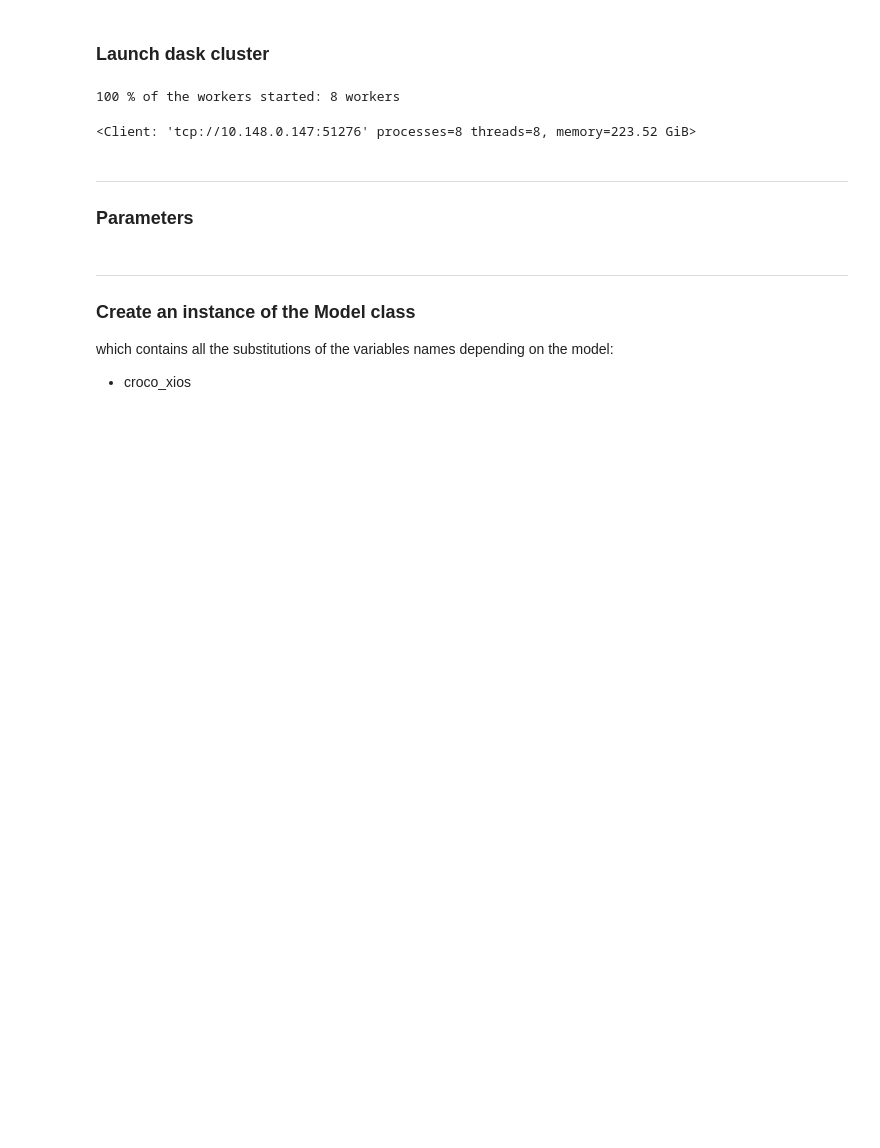
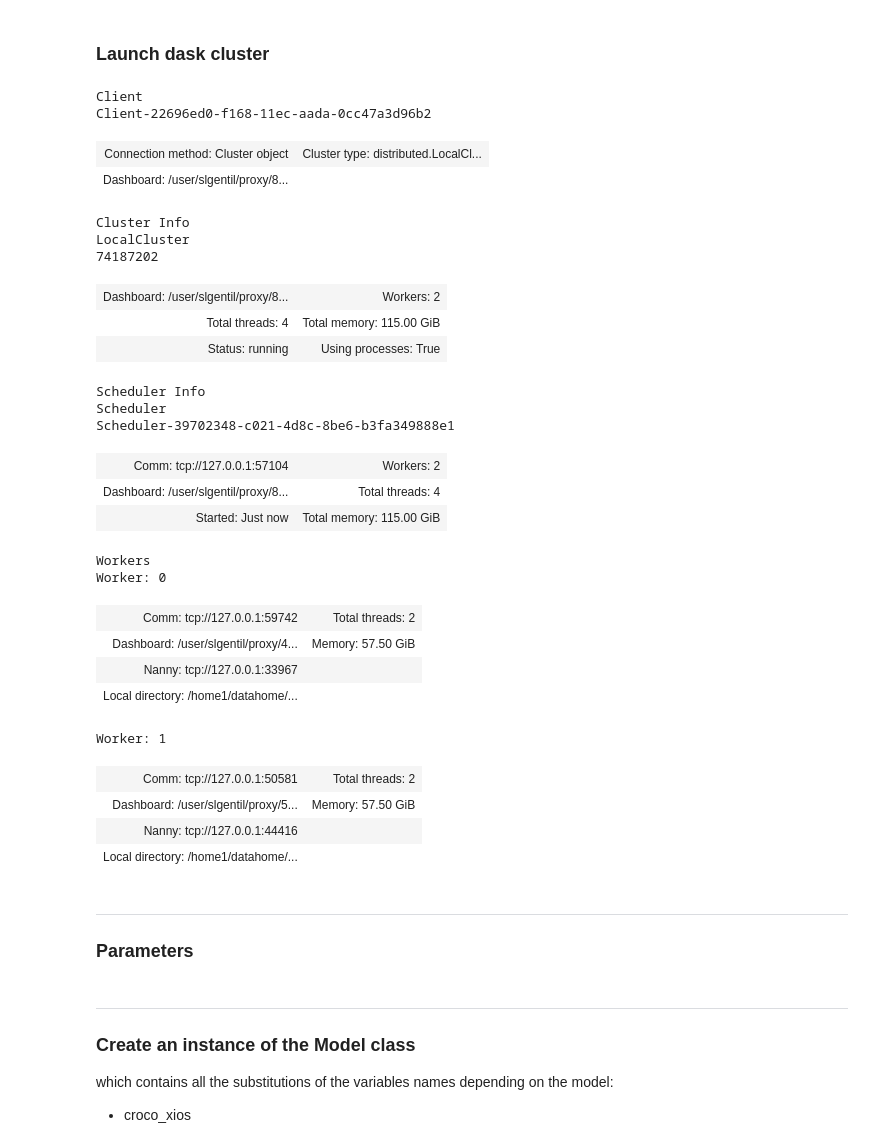
Before and after one commit to alcoat/croco_pytools, a Jupyter notebook: tuto_xcroco.ipynb, the cells around one changed output. Drawn from its saved outputs; the diff is of its cells as text; code cells hidden in the pictures; blank space fills up the shorter version.

```diff
--- a/tuto_xcroco.ipynb
+++ b/tuto_xcroco.ipynb
@@ -32,29 +33,67 @@ from tools import wait_cluster_ready
 # %%
 from dask.distributed import Client, LocalCluster
 
 # number of cores per node
 workers_per_job = 4
 # number of nodes
 jobs = 2
 nworkers = workers_per_job * jobs
 
-# pour 1 seul noeud
-# cluster = LocalCluster(n_workers=2, threads_per_worker=2)
+# type of cluster
+config = 1
 
-# pour plusieurs noeuds:
-# ** processes and cores may be adjusted in order to have more memory
-# or inversely more computational ressource
-from dask_jobqueue import PBSCluster
-cluster = PBSCluster(processes=workers_per_job, cores=workers_per_job, walltime='02:00:00')
-w = cluster.scale(jobs=jobs)
-#cluster.adapt(minimum=1, maximum=5)
+if config==1:
+    # pour 1 seul noeud
+    cluster = LocalCluster(n_workers=2, threads_per_worker=2)
+    client = Client(cluster)
+else:
+    # pour plusieurs noeuds:
+    # ** processes and cores may be adjusted in order to have more memory
+    # or inversely more computational ressource
+    from dask_jobqueue import PBSCluster
+    cluster = PBSCluster(processes=workers_per_job, cores=workers_per_job, walltime='02:00:00')
+    w = cluster.scale(jobs=jobs)
+    #cluster.adapt(minimum=1, maximum=5)
 
-client = Client(cluster)
-wait_cluster_ready(cluster, nworkers)
+    client = Client(cluster)
+    wait_cluster_ready(cluster, nworkers)
+
+# put tmp files of dask in the scratch directory
+try:
+    scratch = os.environ['SCRATCH']
+except:
+    scratch = os.environ['HOME']
+dask.config.set(local_directory=scratch)
+
 client
 # %% [output]
-100 % of the workers started: 8 workers
+Client
+Client-22696ed0-f168-11ec-aada-0cc47a3d96b2
+| Connection method: Cluster object | Cluster type: distributed.LocalCl... |
+| Dashboard: /user/slgentil/proxy/8... |  |
-<Client: 'tcp://10.148.0.147:51276' processes=8 threads=8, memory=223.52 GiB>
+Cluster Info
+LocalCluster
+74187202
+| Dashboard: /user/slgentil/proxy/8... | Workers: 2 |
+| Total threads: 4 | Total memory: 115.00 GiB |
+| Status: running | Using processes: True |
+Scheduler Info
+Scheduler
+Scheduler-39702348-c021-4d8c-8be6-b3fa349888e1
+| Comm: tcp://127.0.0.1:57104 | Workers: 2 |
+| Dashboard: /user/slgentil/proxy/8... | Total threads: 4 |
+| Started: Just now | Total memory: 115.00 GiB |
+Workers
+Worker: 0
+| Comm: tcp://127.0.0.1:59742 | Total threads: 2 |
+| Dashboard: /user/slgentil/proxy/4... | Memory: 57.50 GiB |
+| Nanny: tcp://127.0.0.1:33967 |  |
+| Local directory: /home1/datahome/... |  |
+Worker: 1
+| Comm: tcp://127.0.0.1:50581 | Total threads: 2 |
+| Dashboard: /user/slgentil/proxy/5... | Memory: 57.50 GiB |
+| Nanny: tcp://127.0.0.1:44416 |  |
+| Local directory: /home1/datahome/... |  |
 # %% [markdown]
 ---
 ### Parameters
```
Also changed, not shown: parts of 14 cells of this notebook, 4 other files.
